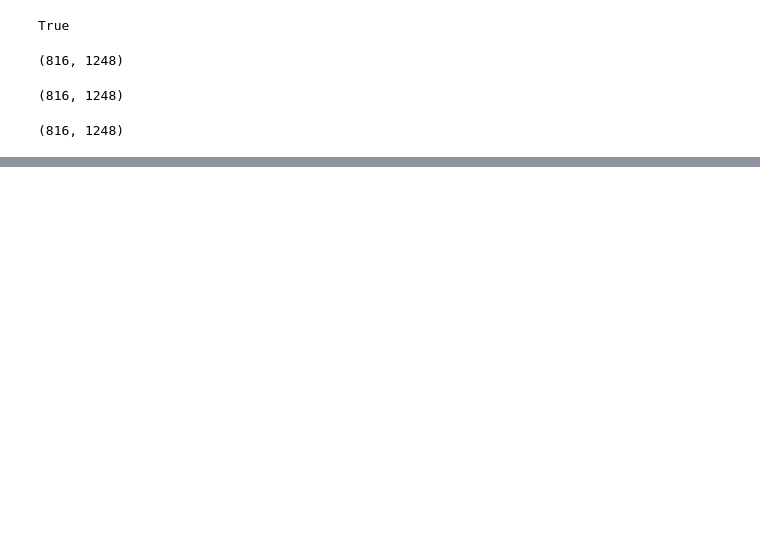
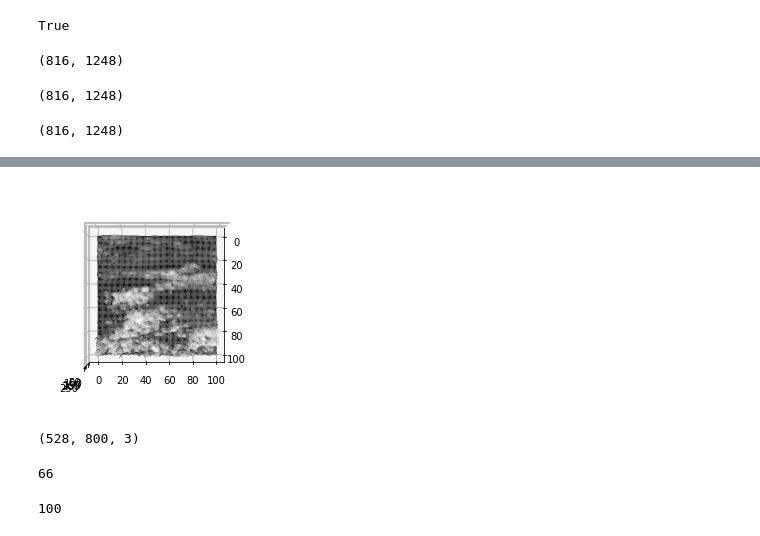
Before and after one commit to DivyanshMittal-exe/JPEG-Compression, a Jupyter notebook: test.ipynb, the cells around one changed output, grey strips where cells are left out. Drawn from its saved outputs; the diff is of its cells as text; code cells hidden in the pictures; blank space fills up the shorter version.

```diff
--- a/test.ipynb
+++ b/test.ipynb
@@ -43,0 +162,14 @@ Cr.shape
+# %%
+xx, yy = np.mgrid[0:lena_n.shape[0], 0:lena_n.shape[1]]
+
+# create the figure
+fig = plt.figure()
+ax = fig.gca(projection='3d')
+ax.view_init(azim=0, elev=90)
+ax.plot_surface(xx, yy, lena_n ,rstride=1, cstride=1, cmap=plt.cm.gray,
+        linewidth=0)
+
+# show it
+plt.show()
+# %% [output]
+[figure, added]
@@ -43,0 +178,12 @@ Cr.shape
+# %%
+img.shape
+# %% [output]
+(528, 800, 3)
+# %%
+img.shape[0]//8
+# %% [output]
+66
+# %%
+img.shape[1]//8
+# %% [output]
+100
```
Also changed, not shown: parts of 12 cells of this notebook, 19 other files.
